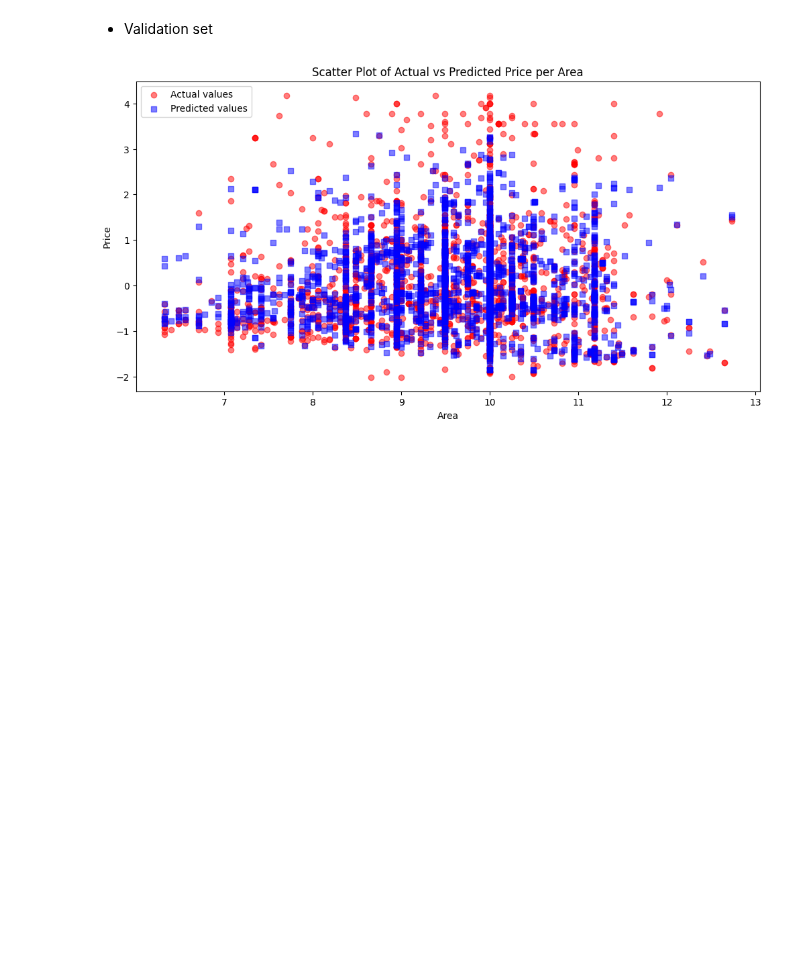
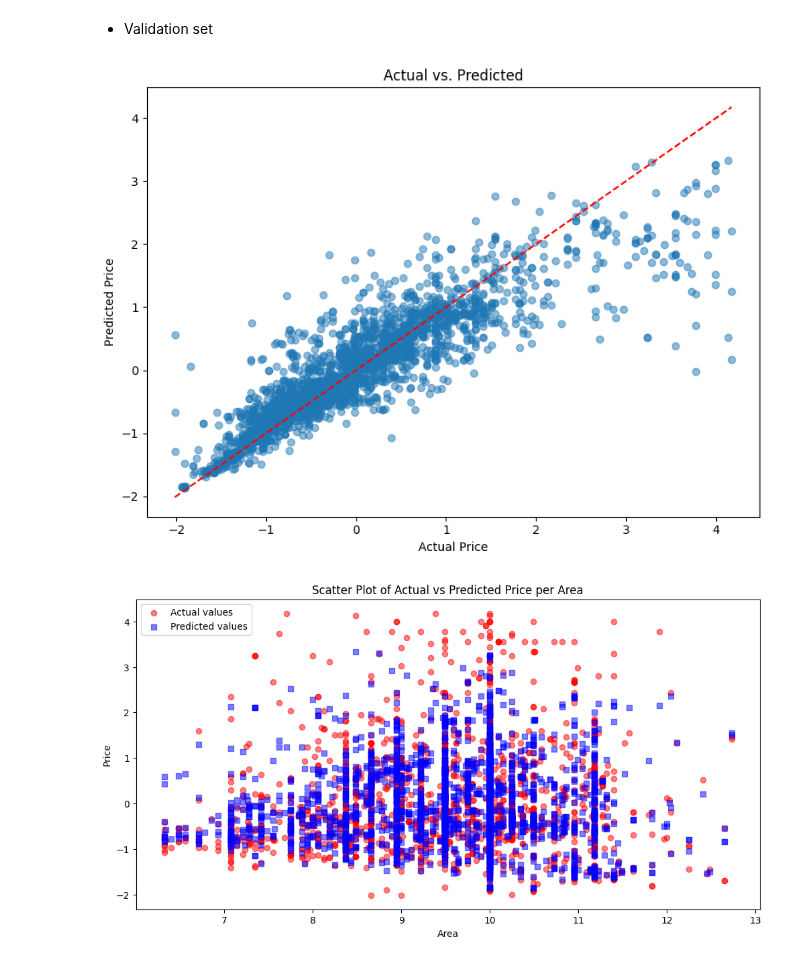
Before and after one commit to LuniuLun/RealEstate, a Jupyter notebook: MachineLearning/RealEstateValuation/RandomForestRegressor.ipynb, the cells around one changed output. Drawn from its saved outputs; the diff is of its cells as text; code cells hidden in the pictures; blank space fills up the shorter version.

Commit message:
chore: add comparison plot of predicted vs actual prices in forecast results

```diff
--- a/MachineLearning/RealEstateValuation/RandomForestRegressor.ipynb
+++ b/MachineLearning/RealEstateValuation/RandomForestRegressor.ipynb
@@ -211,6 +211,18 @@ plot_actual_vs_predicted(X_train, y_train, y_pred_train, "Area", "Area", "Price"
 [figure]
 # %% [markdown]
 - Validation set
+# %%
+plt.figure(figsize=(8,6))
+plt.scatter(y_validation, y_pred_validation, alpha=0.5)
+plt.plot([y_validation.min(), y_validation.max()], [y_validation.min(), y_validation.max()], 'r--')
+plt.xlabel("Actual Price")
+plt.ylabel("Predicted Price")
+plt.title("Actual vs. Predicted")
+plt.tight_layout()
+plt.show()
+plt.close()
+# %% [output]
+[figure, added]
 # %%
 plot_actual_vs_predicted(X_validation, y_validation, y_pred_validation, "Area", "Area", "Price")
 # %% [output]
```
